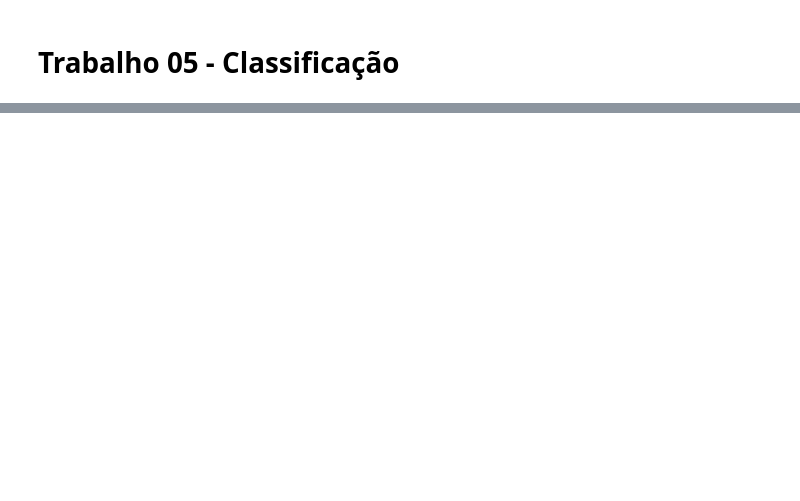
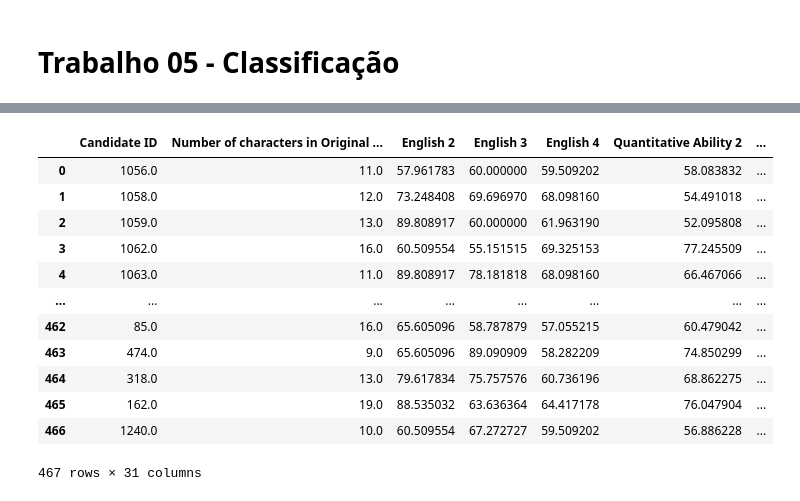
Before and after one commit to LanaArmond/DCC127-2024.3, a Jupyter notebook: DCC127_Trabalho_05.ipynb, the cells around one changed output, grey strips where cells are left out. Cells and saved outputs as stored; diff of their text form; code cells hidden in the pictures; blank space fills up the shorter version.

Commit message:
Start preprocessing

```diff
--- a/DCC127_Trabalho_05.ipynb
+++ b/DCC127_Trabalho_05.ipynb
@@ -26,0 +154,17 @@ df
+# %%
+df = load_and_preprocess_data('knn')
+df
+# %% [output]
+|  | Candidate ID | Number of characters in Original ... | English 2 | English 3 | English 4 | Quantitative Ability 2 | ... |
+| 0 | 1056.0 | 11.0 | 57.961783 | 60.000000 | 59.509202 | 58.083832 | ... |
+| 1 | 1058.0 | 12.0 | 73.248408 | 69.696970 | 68.098160 | 54.491018 | ... |
+| 2 | 1059.0 | 13.0 | 89.808917 | 60.000000 | 61.963190 | 52.095808 | ... |
+| 3 | 1062.0 | 16.0 | 60.509554 | 55.151515 | 69.325153 | 77.245509 | ... |
+| 4 | 1063.0 | 11.0 | 89.808917 | 78.181818 | 68.098160 | 66.467066 | ... |
+| ... | ... | ... | ... | ... | ... | ... | ... |
+| 462 | 85.0 | 16.0 | 65.605096 | 58.787879 | 57.055215 | 60.479042 | ... |
+| 463 | 474.0 | 9.0 | 65.605096 | 89.090909 | 58.282209 | 74.850299 | ... |
+| 464 | 318.0 | 13.0 | 79.617834 | 75.757576 | 60.736196 | 68.862275 | ... |
+| 465 | 162.0 | 19.0 | 88.535032 | 63.636364 | 64.417178 | 76.047904 | ... |
+| 466 | 1240.0 | 10.0 | 60.509554 | 67.272727 | 59.509202 | 56.886228 | ... |
+467 rows × 31 columns
```
Also changed, not shown: parts of 5 cells of this notebook.
